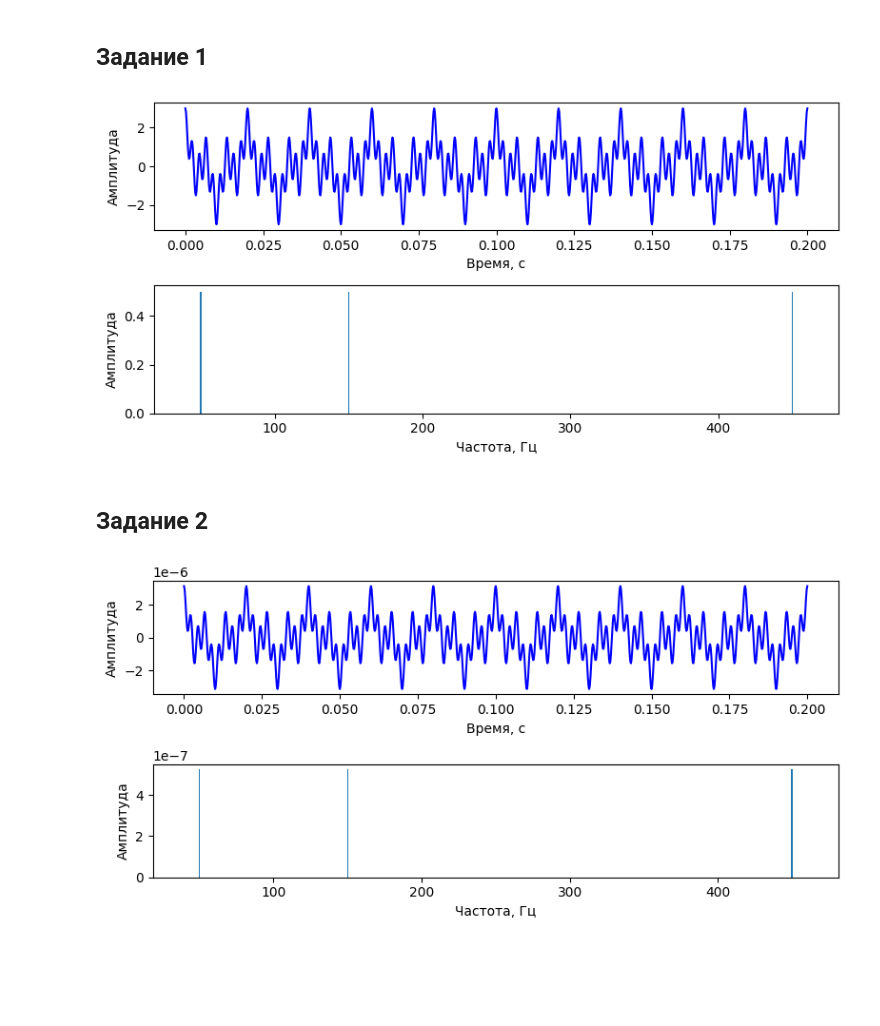
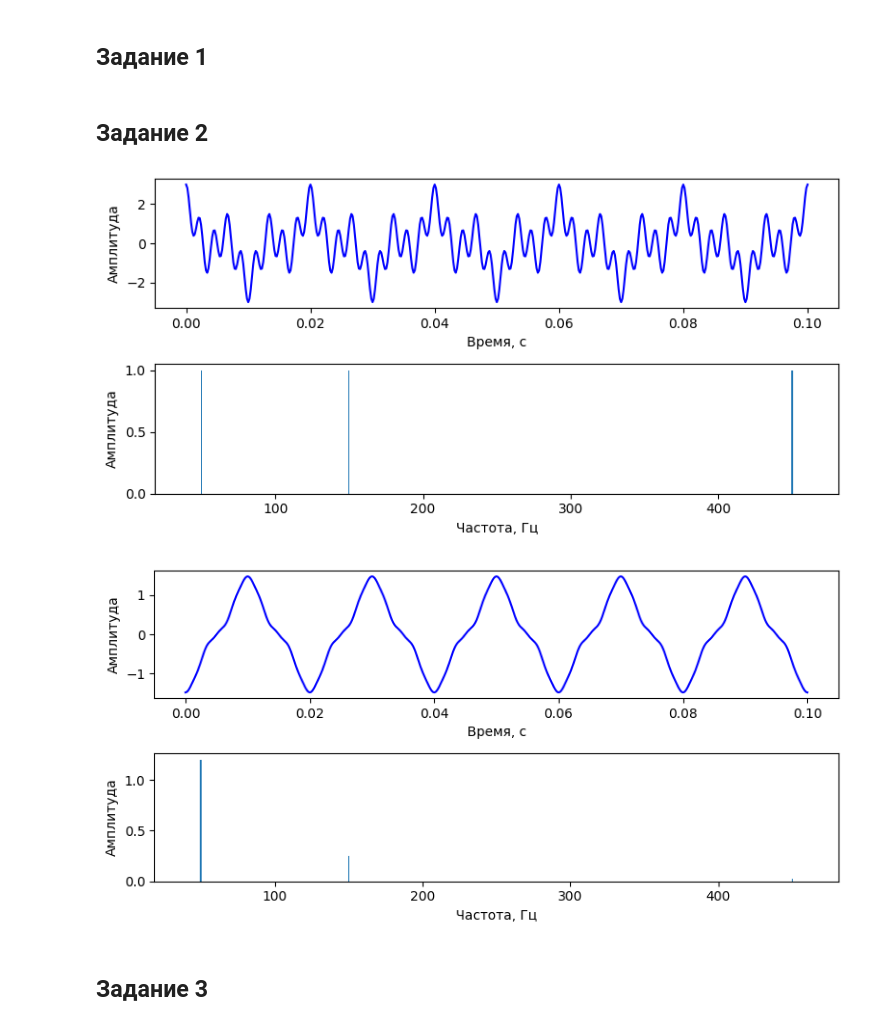
Before and after one commit to HerrPhoton/Digital-signal-processing, a Jupyter notebook: Lab4.ipynb, the cells around one changed output. Saved outputs shown, nothing was run; the diff lists cells and outputs as text; code cells hidden in the pictures; blank space fills up the shorter version.

```diff
--- a/Lab4.ipynb
+++ b/Lab4.ipynb
@@ -71,10 +71,10 @@ def plot_signal(**kwards):
         if f is not None:
             ids = np.logical_and(xf >= f[0], xf <= f[1])
 
-        ax.bar(xf[ids], np.abs(yf0[ids]) / len(yf0), label = legendyf0)
+        ax.bar(xf[ids], 2 * np.abs(yf0[ids]) / len(yf0), label = legendyf0)
 
         if yf1 is not None:
-            ax.plot(xf[ids], np.abs(yf1[ids] / len(yf1)), '--', color = 'y', label = legendyf1)
+            ax.plot(xf[ids], 2 * np.abs(yf1[ids]) / len(yf1), '--', color = 'y', label = legendyf1)
 
         ax.set_ylabel('Амплитуда')
         ax.set_xlabel('Частота, Гц')
@@ -118,47 +118,43 @@ f1 = 50
 f2 = 150
 f3 = 450
 # %%
-x, y, step = func_x(cos_func, A, [period(f1), period(f2), period(f3)] , interval, SAMPLE_RATE)
-xfft, yfft = apply_fft(fft, step, y)
+x, y0, step = func_x(cos_func, A, [period(f1), period(f2), period(f3)] , interval, SAMPLE_RATE)
+xfft, yfft0 = apply_fft(fft, step, y0)
-# %%
-plot_signal(x = x, y0 = y, xf = xfft, yf0 = yfft, t = (0, 0.2), f = (40, 460))
-# %% [output]
-[figure, removed]
 # %% [markdown]
 ## Задание 2
 # %%
 class Butterworth_filter:
 
     def __init__(self, signal: np.ndarray, step: float):
-        self.yfft = apply_fft(fft, step, signal)[1]
+        self.xfft, self.yfft = apply_fft(fft, step, signal)
 
-    def __H_w(self, w, wc: float, mode: str = 'LPF', order = 2):
+    def __H_w(self, w: complex, wc: float, mode: str = 'LPF', order: int = 2):
 
         if mode == 'LPF':
-            omega = w / wc
+            res = wc ** order
 
         elif mode == 'HPF':
-            omega = wc / w
+            res = w ** order * 1j
 
-        return 1 / (1 + (1j * omega) ** (2 * order))
+        return res / np.prod(
+            [1j * w - wc * np.exp((1j * np.pi * (2 * k + order - 1)) / (2 * order)) \
+             for k in range(order)])
 
-    def LPF(self, wc: float):
+    def LPF(self, wc: float, order: int = 2):
+        return ifft([self.__H_w(w, wc, 'LPF', order) for w in self.xfft] * self.yfft).real
 
-        filtered_yfft = np.zeros_like(self.yfft)
-
-        for i in range(len(filtered_yfft)):
-            filtered_yfft[i] = self.__H_w(self.yfft[i], wc, 'LPF') * self.yfft[i]
-
-        # filtered_yfft = np.apply_along_axis(
-        #     lambda w: self.__H_w(w, wc, 'LPF') * w, 0, self.yfft)
-
-        return ifft(filtered_yfft).real
+    def HPF(self, wc: float, order: int = 2):
+        return ifft([self.__H_w(w, wc, 'HPF', order) for w in self.xfft] * self.yfft).real
 # %%
-butterworth = Butterworth_filter(y, step)
+butterworth = Butterworth_filter(y0, step)
 
-y = butterworth.LPF(wc = 502)
-xfft, yfft = apply_fft(fft, step, y)
+y1 = butterworth.LPF(wc = 70)
+yfft1 = apply_fft(fft, step, y1)[1]
 # %%
-plot_signal(x = x, y0 = y, xf = xfft, yf0 = yfft, t = (0, 0.2), f = (40, 460))
+plot_signal(x = x, y0 = y0, xf = xfft, yf0 = yfft0, t = (0, 0.1), f = (40, 460))
+plot_signal(x = x, y0 = y1, xf = xfft, yf0 = yfft1, t = (0, 0.1), f = (40, 460))
 # %% [output]
-[figure, old version]
+[figure, new version]
+[figure, added]
+# %% [markdown]
+## Задание 3
```
Also changed, not shown: parts of 2 cells of this notebook.
